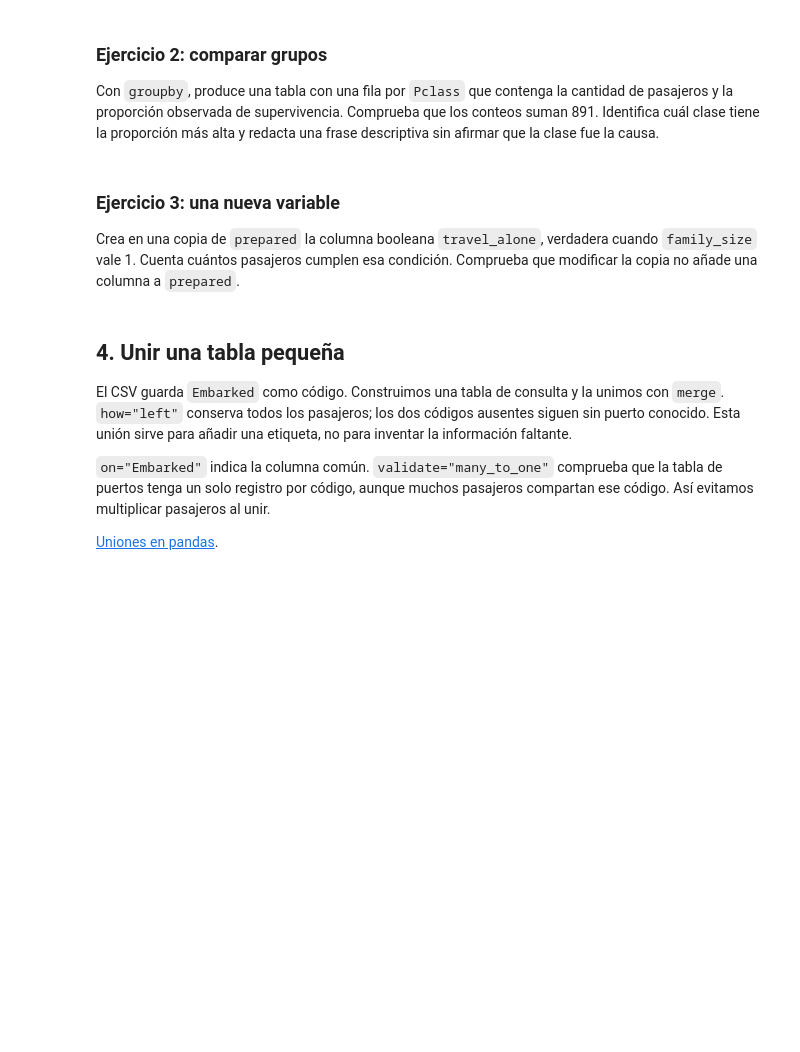
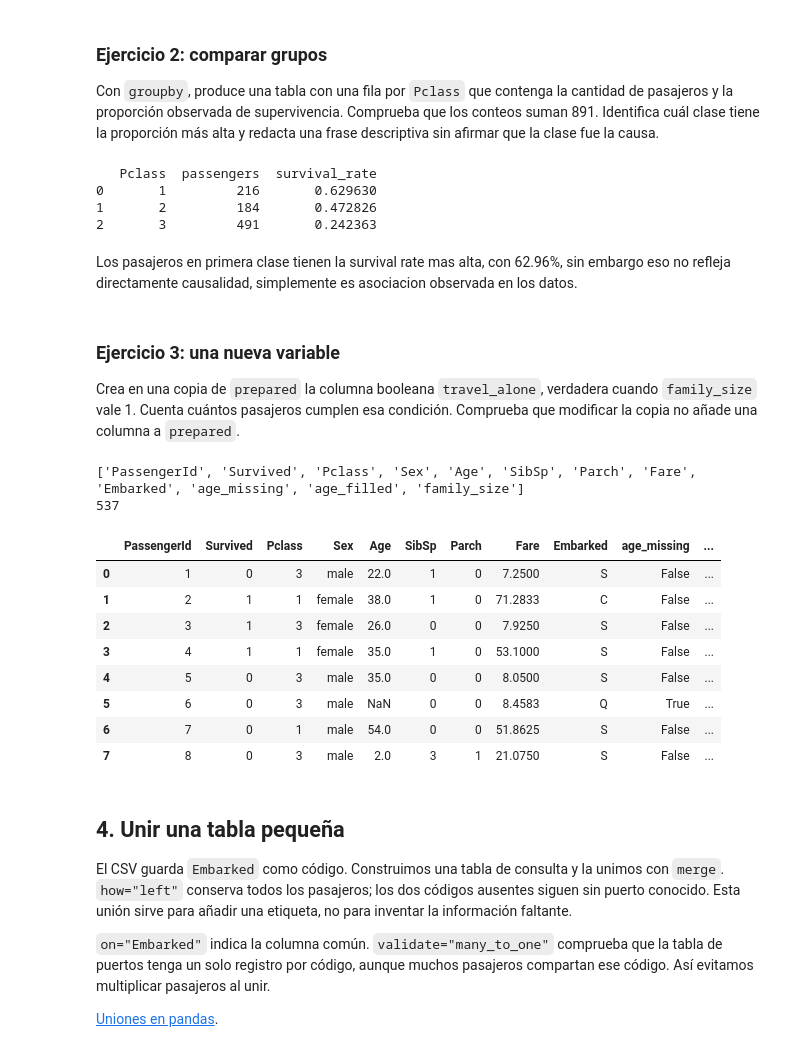
Before and after one commit to Gabriel-Rivero-Uady-MIA/Programacion_AI, a Jupyter notebook: unidad-02-procesamiento-datos/sesion-02-pandas/u2_n3_pandas_titanic.ipynb, the cells around one changed output. Cells and saved outputs as stored; diff of their text form; code cells hidden in the pictures; blank space fills up the shorter version.

```diff
--- a/unidad-02-procesamiento-datos/sesion-02-pandas/u2_n3_pandas_titanic.ipynb
+++ b/unidad-02-procesamiento-datos/sesion-02-pandas/u2_n3_pandas_titanic.ipynb
@@ -151,6 +235,19 @@ los conteos suman 891. Identifica cuál clase tiene la proporción más alta y
 redacta una frase descriptiva sin afirmar que la clase fue la causa.
 # %%
 # Write your solution here.
+summary_pclass = prepared.groupby(["Pclass"], as_index=False, dropna=False).agg(
+    passengers=("Survived", "size"),
+    survival_rate=("Survived", "mean"),
+)
+print(summary_pclass)
+assert int(summary_pclass["passengers"].sum()) == 891
+# %% [output]
+   Pclass  passengers  survival_rate
+0       1         216       0.629630
+1       2         184       0.472826
+2       3         491       0.242363
+# %% [markdown]
+Los pasajeros en primera clase tienen la survival rate mas alta, con 62.96%, sin embargo eso no refleja directamente causalidad, simplemente es asociacion observada en los datos.
 # %% [markdown]
 ### Ejercicio 3: una nueva variable
 
@@ -159,6 +256,30 @@ cuando `family_size` vale 1. Cuenta cuántos pasajeros cumplen esa condición.
 Comprueba que modificar la copia no añade una columna a `prepared`.
 # %%
 # Write your solution here.
+
+original_prepared = prepared.copy()
+Travel_alone_df = prepared.copy()
+print(list(Travel_alone_df.columns))
+Travel_alone_df["travel_alone"] = Travel_alone_df["family_size"] == 1
+solo_travelers = int(Travel_alone_df["travel_alone"].sum())
+print(solo_travelers)
+display(Travel_alone_df.head(8))
+
+assert list(prepared.columns) == list(original_prepared.columns)
+assert "travel_alone" not in prepared.columns
+assert "travel_alone" in Travel_alone_df.columns
+# %% [output]
+['PassengerId', 'Survived', 'Pclass', 'Sex', 'Age', 'SibSp', 'Parch', 'Fare', 'Embarked', 'age_missing', 'age_filled', 'family_size']
+537
+|  | PassengerId | Survived | Pclass | Sex | Age | SibSp | Parch | Fare | Embarked | age_missing | ... |
+| 0 | 1 | 0 | 3 | male | 22.0 | 1 | 0 | 7.2500 | S | False | ... |
+| 1 | 2 | 1 | 1 | female | 38.0 | 1 | 0 | 71.2833 | C | False | ... |
+| 2 | 3 | 1 | 3 | female | 26.0 | 0 | 0 | 7.9250 | S | False | ... |
+| 3 | 4 | 1 | 1 | female | 35.0 | 1 | 0 | 53.1000 | S | False | ... |
+| 4 | 5 | 0 | 3 | male | 35.0 | 0 | 0 | 8.0500 | S | False | ... |
+| 5 | 6 | 0 | 3 | male | NaN | 0 | 0 | 8.4583 | Q | True | ... |
+| 6 | 7 | 0 | 1 | male | 54.0 | 0 | 0 | 51.8625 | S | False | ... |
+| 7 | 8 | 0 | 3 | male | 2.0 | 3 | 1 | 21.0750 | S | False | ... |
 # %% [markdown]
 ## 4. Unir una tabla pequeña
 
```
Also changed, not shown: parts of 17 cells of this notebook, 2 other files.
